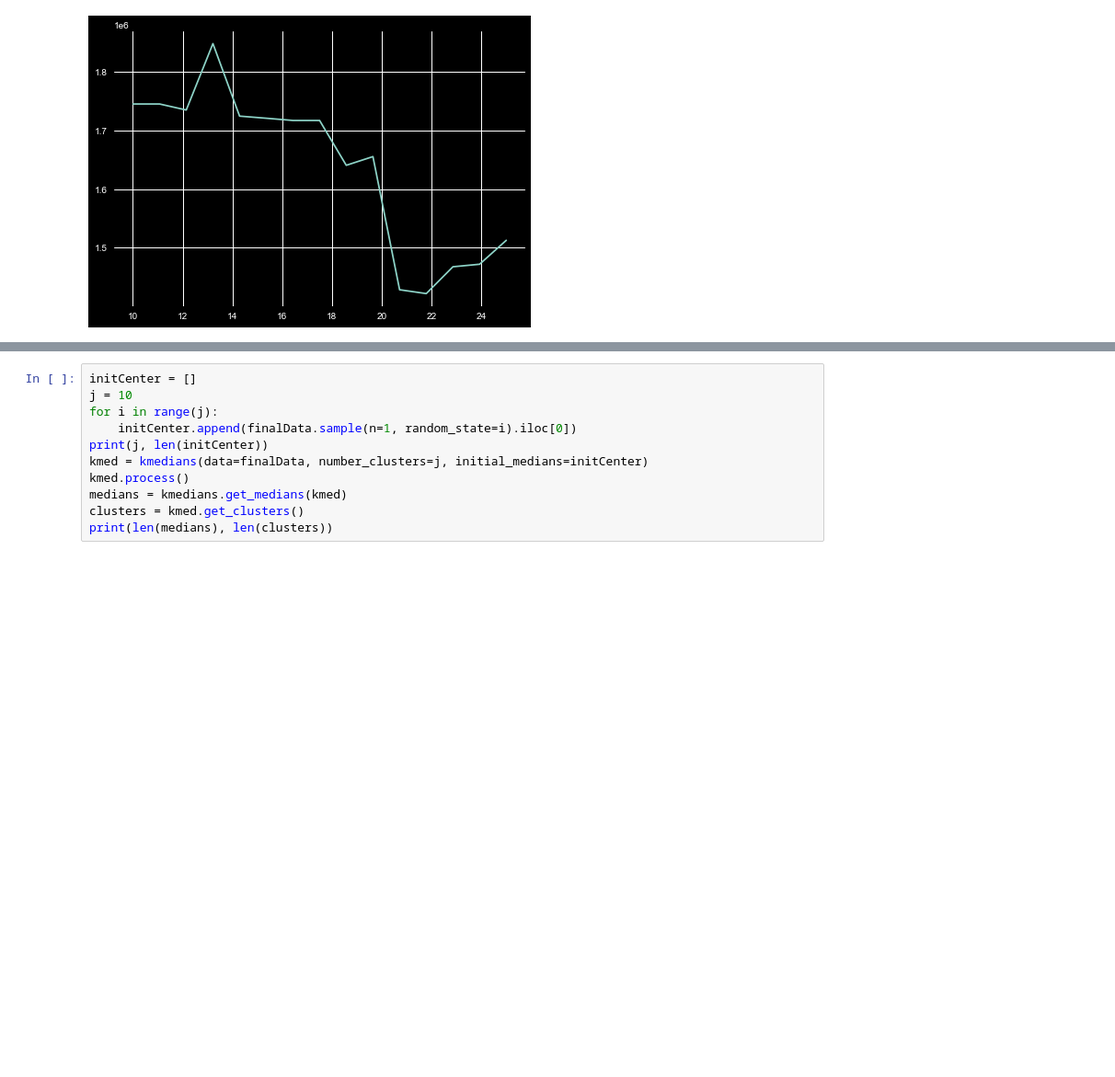
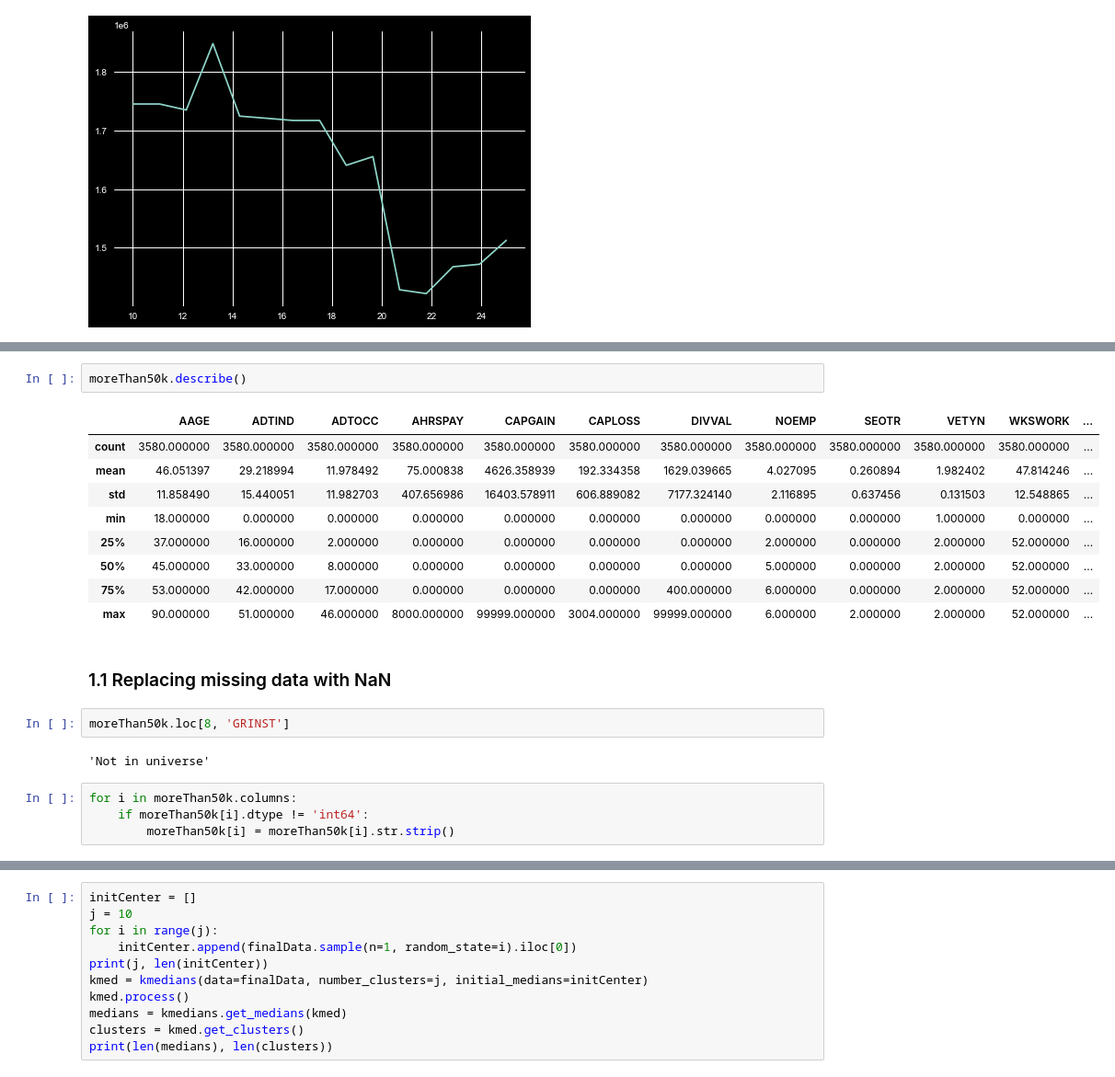
Before and after one commit to PritishWadhwa/ML-Assignments, a Jupyter notebook: Assignment3/Q1.ipynb, the cells around one changed output, grey strips where cells are left out. Shown at 92% size. Saved outputs shown, nothing was run; the diff lists cells and outputs as text; blank space fills up the shorter version.

```diff
--- a/Assignment3/Q1.ipynb
+++ b/Assignment3/Q1.ipynb
@@ -499,0 +543,22 @@ plt.plot(np.linspace(10, 25, len(losses)), losses)
+# %%
+moreThan50k.describe()
+# %% [output]
+|  | AAGE | ADTIND | ADTOCC | AHRSPAY | CAPGAIN | CAPLOSS | DIVVAL | NOEMP | SEOTR | VETYN | WKSWORK | ... |
+| count | 3580.000000 | 3580.000000 | 3580.000000 | 3580.000000 | 3580.000000 | 3580.000000 | 3580.000000 | 3580.000000 | 3580.000000 | 3580.000000 | 3580.000000 | ... |
+| mean | 46.051397 | 29.218994 | 11.978492 | 75.000838 | 4626.358939 | 192.334358 | 1629.039665 | 4.027095 | 0.260894 | 1.982402 | 47.814246 | ... |
+| std | 11.858490 | 15.440051 | 11.982703 | 407.656986 | 16403.578911 | 606.889082 | 7177.324140 | 2.116895 | 0.637456 | 0.131503 | 12.548865 | ... |
+| min | 18.000000 | 0.000000 | 0.000000 | 0.000000 | 0.000000 | 0.000000 | 0.000000 | 0.000000 | 0.000000 | 1.000000 | 0.000000 | ... |
+| 25% | 37.000000 | 16.000000 | 2.000000 | 0.000000 | 0.000000 | 0.000000 | 0.000000 | 2.000000 | 0.000000 | 2.000000 | 52.000000 | ... |
+| 50% | 45.000000 | 33.000000 | 8.000000 | 0.000000 | 0.000000 | 0.000000 | 0.000000 | 5.000000 | 0.000000 | 2.000000 | 52.000000 | ... |
+| 75% | 53.000000 | 42.000000 | 17.000000 | 0.000000 | 0.000000 | 0.000000 | 400.000000 | 6.000000 | 0.000000 | 2.000000 | 52.000000 | ... |
+| max | 90.000000 | 51.000000 | 46.000000 | 8000.000000 | 99999.000000 | 3004.000000 | 99999.000000 | 6.000000 | 2.000000 | 2.000000 | 52.000000 | ... |
+# %% [markdown]
+### 1.1 Replacing missing data with NaN
+# %%
+moreThan50k.loc[8, 'GRINST']
+# %% [output]
+'Not in universe'
+# %%
+for i in moreThan50k.columns:
+    if moreThan50k[i].dtype != 'int64':
+        moreThan50k[i] = moreThan50k[i].str.strip()
```
Also changed, not shown: parts of 11 cells of this notebook.
